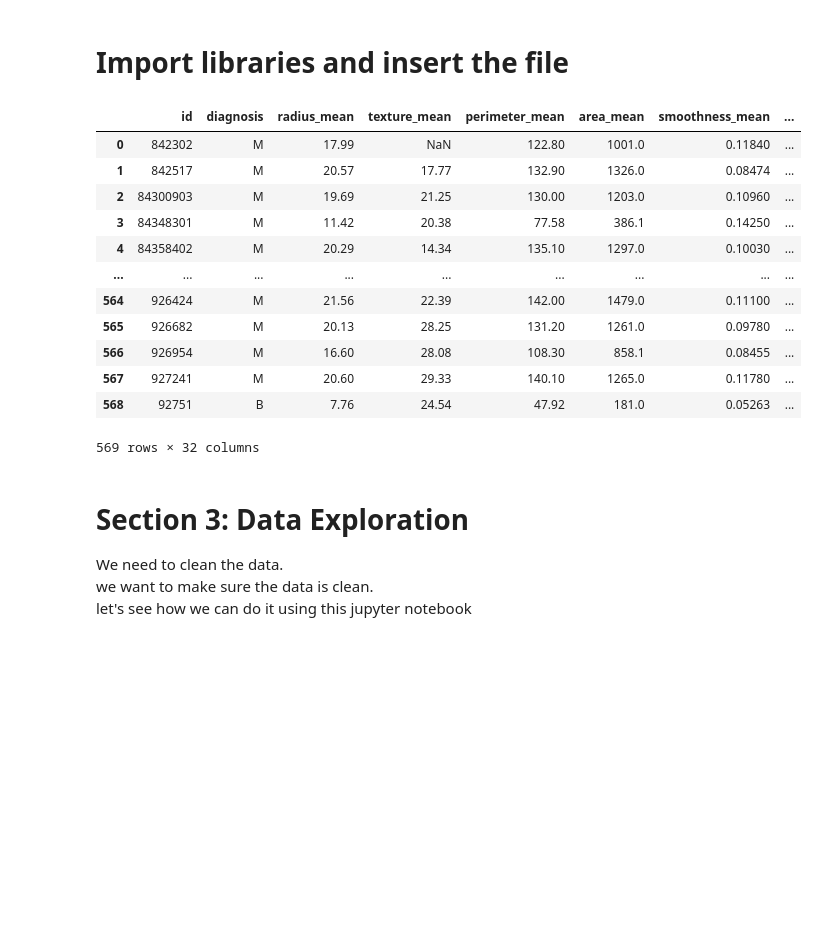
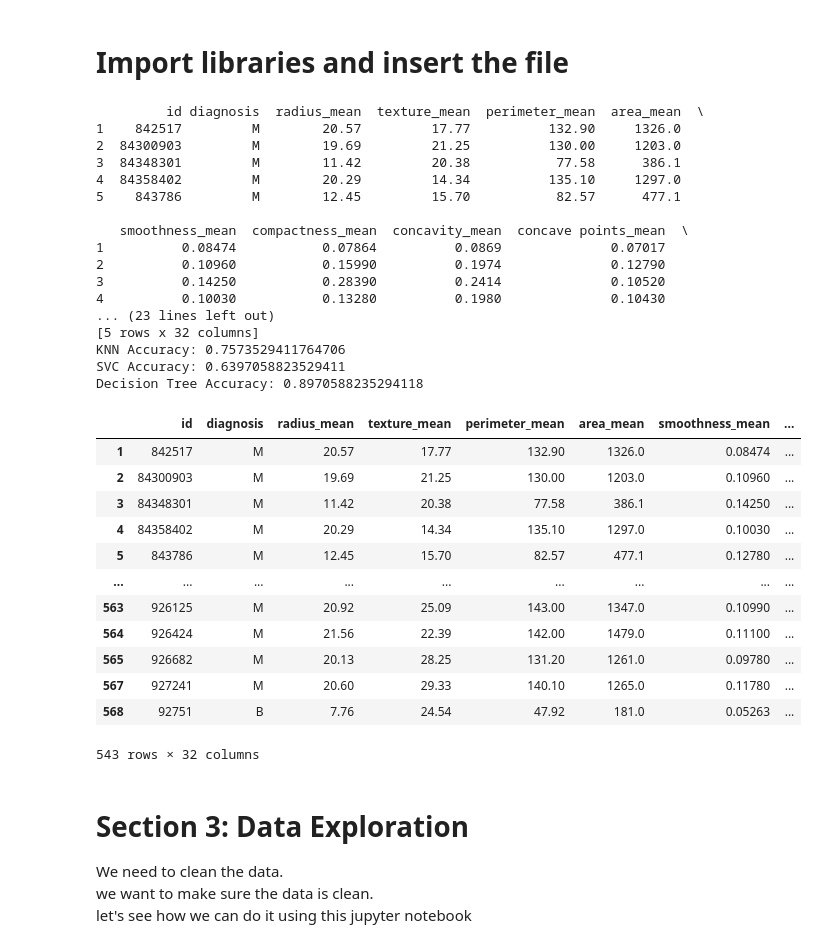
Before and after one commit to ryannemilligan/Breast-Cancer-Detection---Ryanne-Milligan., a Jupyter notebook: Breast_Cancer_Detection_Ryanne_Milligan.ipynb, the cells around one changed output. Drawn from its saved outputs; the diff is of its cells as text; code cells hidden in the pictures; blank space fills up the shorter version.

Commit message:
completed the import libraries cell

```diff
--- a/Breast_Cancer_Detection_Ryanne_Milligan.ipynb
+++ b/Breast_Cancer_Detection_Ryanne_Milligan.ipynb
@@ -50,42 +55,79 @@ In the cell below, write down which column will serve as a target for your AI mo
 # %%
 import pandas as pd
 import numpy as np
 import seaborn as sns
 import matplotlib.pyplot as plt
 from matplotlib.colors import ListedColormap
 from sklearn.preprocessing import StandardScaler
 from sklearn.model_selection import train_test_split
 from sklearn.metrics import accuracy_score, confusion_matrix, classification_report
+from sklearn.neighbors import KNeighborsClassifier # imported KNN classifier
+from sklearn.svm import SVC # imported SVC classifier
+from sklearn.tree import DecisionTreeClassifier # imported SVC classifier
+
+# import data source
+df = pd.read_csv("[Dataset]_BreastCancer.csv")
+df = df.dropna()
+print(df.head())
+
+X = df.drop(columns=['diagnosis'])
+y = df['diagnosis']
+
+X_train, X_test, y_train, y_test = train_test_split(X, y, random_state = 42)
 
 # Model 1 : KNN
 # Your answer here!
+knn=KNeighborsClassifier()
+knn.fit(X_train, y_train)
+print("KNN Accuracy:", accuracy_score(y_test, knn.predict(X_test)))
 
 
 # Model 2 : SVC
 # Your answer here!
+svc = SVC()
+svc.fit(X_train, y_train)
+print('SVC Accuracy:', accuracy_score(y_test, svc.predict(X_test)))
 
 
 # Model 3 : Decision Tree
 # Your answer here!
+dt = DecisionTreeClassifier()
+dt.fit(X_train, y_train)
+print('Decision Tree Accuracy:', accuracy_score(y_test, dt.predict(X_test)))
 
 
-# import data source
-df = pd.read_csv("[Dataset]_BreastCancer.csv")
 df
 # %% [output]
+         id diagnosis  radius_mean  texture_mean  perimeter_mean  area_mean  \
+1    842517         M        20.57         17.77          132.90     1326.0
+2  84300903         M        19.69         21.25          130.00     1203.0
+3  84348301         M        11.42         20.38           77.58      386.1
+4  84358402         M        20.29         14.34          135.10     1297.0
+5    843786         M        12.45         15.70           82.57      477.1
+
+   smoothness_mean  compactness_mean  concavity_mean  concave points_mean  \
+1          0.08474           0.07864          0.0869              0.07017
+2          0.10960           0.15990          0.1974              0.12790
+3          0.14250           0.28390          0.2414              0.10520
+4          0.10030           0.13280          0.1980              0.10430
+... (23 lines left out)
+[5 rows x 32 columns]
+KNN Accuracy: 0.7573529411764706
+SVC Accuracy: 0.6397058823529411
+Decision Tree Accuracy: 0.8970588235294118
 |  | id | diagnosis | radius_mean | texture_mean | perimeter_mean | area_mean | smoothness_mean | ... |
-| 0 | 842302 | M | 17.99 | NaN | 122.80 | 1001.0 | 0.11840 | ... |
 | 1 | 842517 | M | 20.57 | 17.77 | 132.90 | 1326.0 | 0.08474 | ... |
 | 2 | 84300903 | M | 19.69 | 21.25 | 130.00 | 1203.0 | 0.10960 | ... |
 | 3 | 84348301 | M | 11.42 | 20.38 | 77.58 | 386.1 | 0.14250 | ... |
 | 4 | 84358402 | M | 20.29 | 14.34 | 135.10 | 1297.0 | 0.10030 | ... |
+| 5 | 843786 | M | 12.45 | 15.70 | 82.57 | 477.1 | 0.12780 | ... |
 | ... | ... | ... | ... | ... | ... | ... | ... | ... |
+| 563 | 926125 | M | 20.92 | 25.09 | 143.00 | 1347.0 | 0.10990 | ... |
 | 564 | 926424 | M | 21.56 | 22.39 | 142.00 | 1479.0 | 0.11100 | ... |
 | 565 | 926682 | M | 20.13 | 28.25 | 131.20 | 1261.0 | 0.09780 | ... |
-| 566 | 926954 | M | 16.60 | 28.08 | 108.30 | 858.1 | 0.08455 | ... |
 | 567 | 927241 | M | 20.60 | 29.33 | 140.10 | 1265.0 | 0.11780 | ... |
 | 568 | 92751 | B | 7.76 | 24.54 | 47.92 | 181.0 | 0.05263 | ... |
-569 rows × 32 columns
+543 rows × 32 columns
 # %% [markdown]
 # Section 3: Data Exploration
 
```
Also changed, not shown: parts of 2 cells of this notebook.
